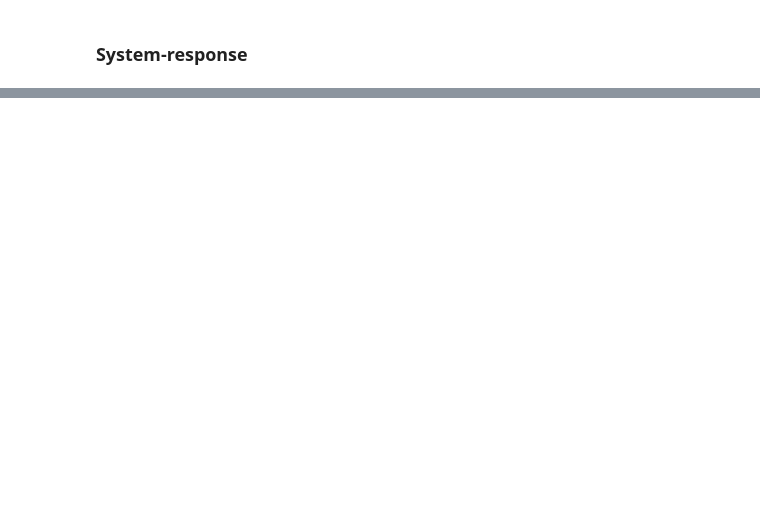
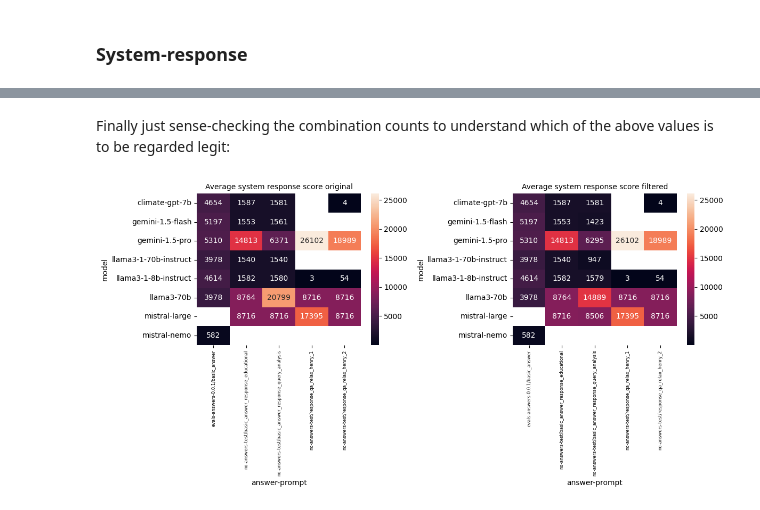
Before and after one commit to climatepolicyradar/document-qa-prototype, a Jupyter notebook: notebooks/system_prompts.ipynb, the cells around one changed output, grey strips where cells are left out. Drawn from its saved outputs; the diff is of its cells as text; code cells hidden in the pictures; blank space fills up the shorter version.

```diff
--- a/notebooks/system_prompts.ipynb
+++ b/notebooks/system_prompts.ipynb
@@ -213,0 +255,23 @@ df[
+# %% [markdown]
+Finally just sense-checking the combination counts to understand which of the above values is to be regarded legit:
+# %%
+fig, ax = plt.subplots(1, 2, figsize=(12, 6))
+
+
+for _ax, data, title in zip(ax, [df, _df], ["original", "filtered"]):
+    sns.heatmap(
+        pivot_table_by_eval(
+            df=data, evals=evals, index_attribute="model", column_attribute="answer-prompt", eval_axis="substring_match-system_response", aggregation_func="count"
+        ),
+        annot=True,
+        fmt=".0f",
+        ax=_ax,
+    )
+
+    _ax.set_title(f"Average system response score {title}", fontsize=10)
+    _ax.set_xticklabels(_ax.get_xticklabels(), fontsize=6, rotation=90)
+
+plt.tight_layout()
+plt.show()
+# %% [output]
+[figure, added]
```
Also changed, not shown: parts of 14 cells of this notebook.
